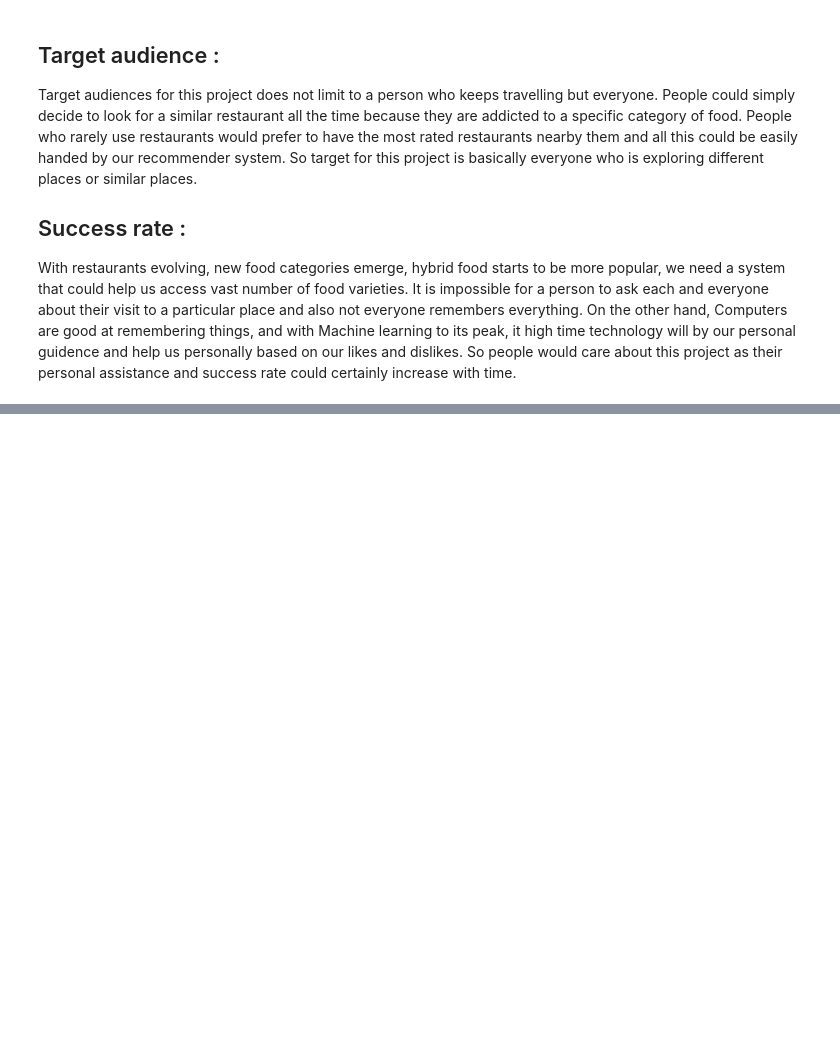
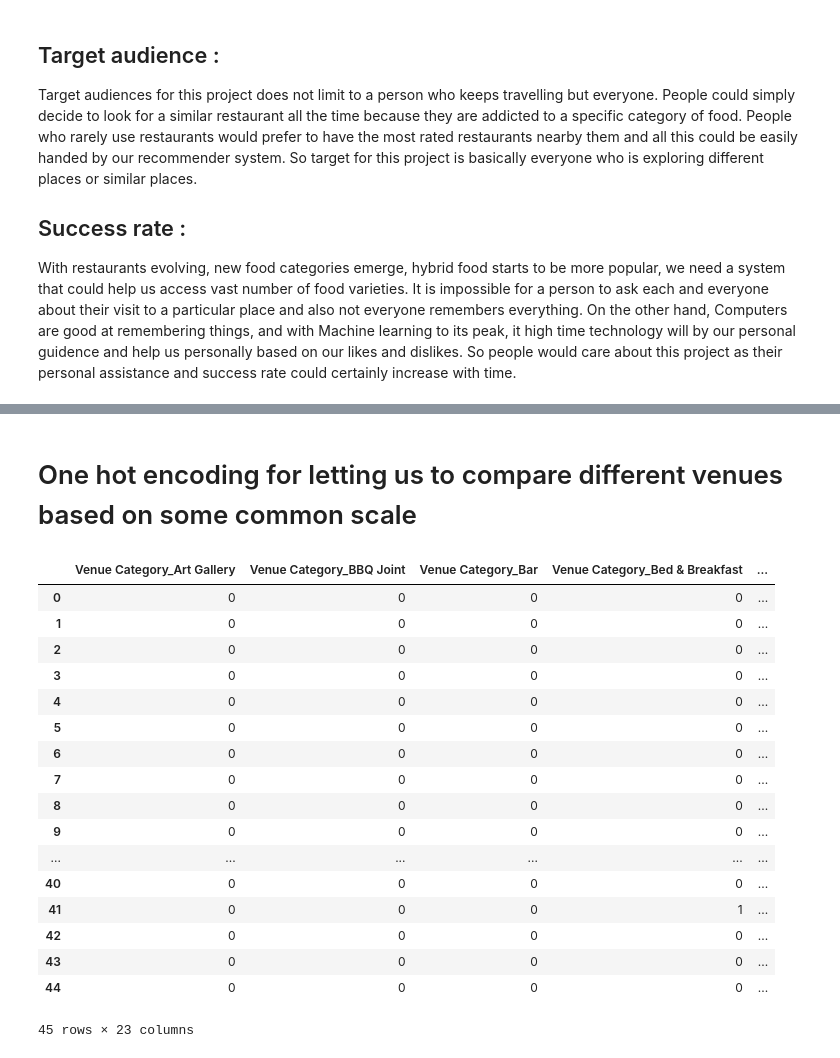
Before and after one commit to majiolobo/Coursera_Capstone, a Jupyter notebook: Capstone_The Battle of The Neighborhoods .ipynb, the cells around one changed output, grey strips where cells are left out. Cells and saved outputs as stored; diff of their text form; code cells hidden in the pictures; blank space fills up the shorter version.

```diff
--- a/Capstone_The Battle of The Neighborhoods .ipynb
+++ b/Capstone_The Battle of The Neighborhoods .ipynb
@@ -62,0 +157,18 @@ Use of foursquare is focused to fetch nearest venue locations so that we can use
+# %%
+Abuja_map = folium.Map(location=[Abuja_latitude,Abuja_longitude],zoom_start=12,control_scale=True)
+# %%
+for lat,lng,LGA,Dist in zip(df_Abuja['Latitude'],
+                           df_Abuja['Longitude'],
+                           df_Abuja['LGA'],
+                           df_Abuja['District / Area']):
+    label_text = LGA + ' - ' + Dist
+    label = folium.Popup(label_text,parse_html=True)
+    folium.CircleMarker(
+    [lat,lng],
+    tooltip = label_text,
+    radius = 4,
+    popup = label,
+    color=LGA_colors[LGA],
+    fill=True,
+    fill_color = LGA_colors[LGA],
+    fill_opacity=0.7).add_to(Abuja_map)
@@ -62,0 +353,2 @@ Use of foursquare is focused to fetch nearest venue locations so that we can use
+# %% [markdown]
+# One hot encoding for letting us to compare different venues based on some common scale
@@ -62,0 +357,21 @@ Use of foursquare is focused to fetch nearest venue locations so that we can use
+# %%
+Abuja_venues_onehot
+# %% [output]
+|  | Venue Category_Art Gallery | Venue Category_BBQ Joint | Venue Category_Bar | Venue Category_Bed & Breakfast | ... |
+| 0 | 0 | 0 | 0 | 0 | ... |
+| 1 | 0 | 0 | 0 | 0 | ... |
+| 2 | 0 | 0 | 0 | 0 | ... |
+| 3 | 0 | 0 | 0 | 0 | ... |
+| 4 | 0 | 0 | 0 | 0 | ... |
+| 5 | 0 | 0 | 0 | 0 | ... |
+| 6 | 0 | 0 | 0 | 0 | ... |
+| 7 | 0 | 0 | 0 | 0 | ... |
+| 8 | 0 | 0 | 0 | 0 | ... |
+| 9 | 0 | 0 | 0 | 0 | ... |
+| ... | ... | ... | ... | ... | ... |
+| 40 | 0 | 0 | 0 | 0 | ... |
+| 41 | 0 | 0 | 0 | 1 | ... |
+| 42 | 0 | 0 | 0 | 0 | ... |
+| 43 | 0 | 0 | 0 | 0 | ... |
+| 44 | 0 | 0 | 0 | 0 | ... |
+45 rows × 23 columns
```
Also changed, not shown: parts of 90 cells of this notebook.
